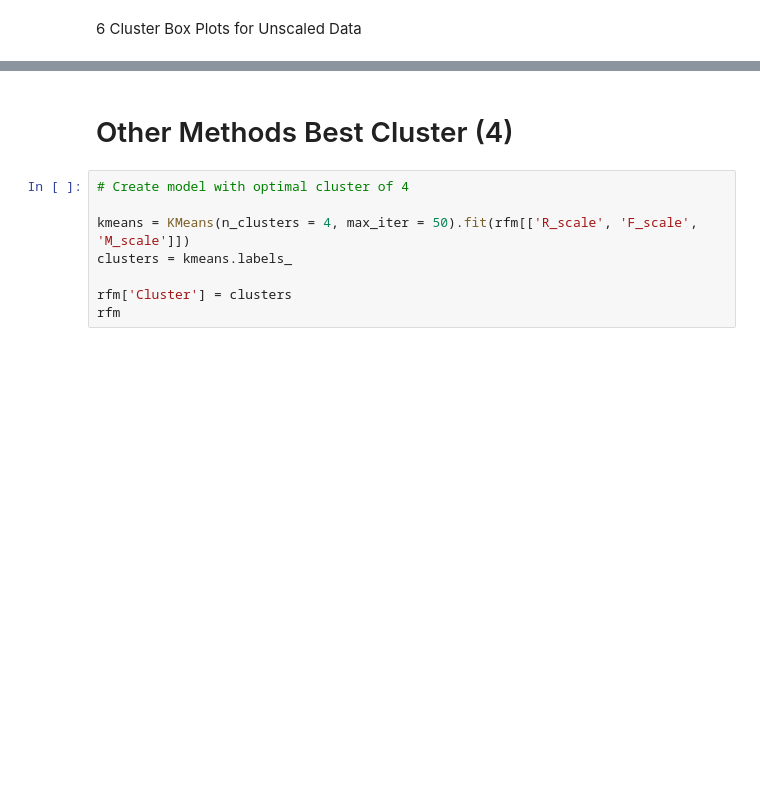
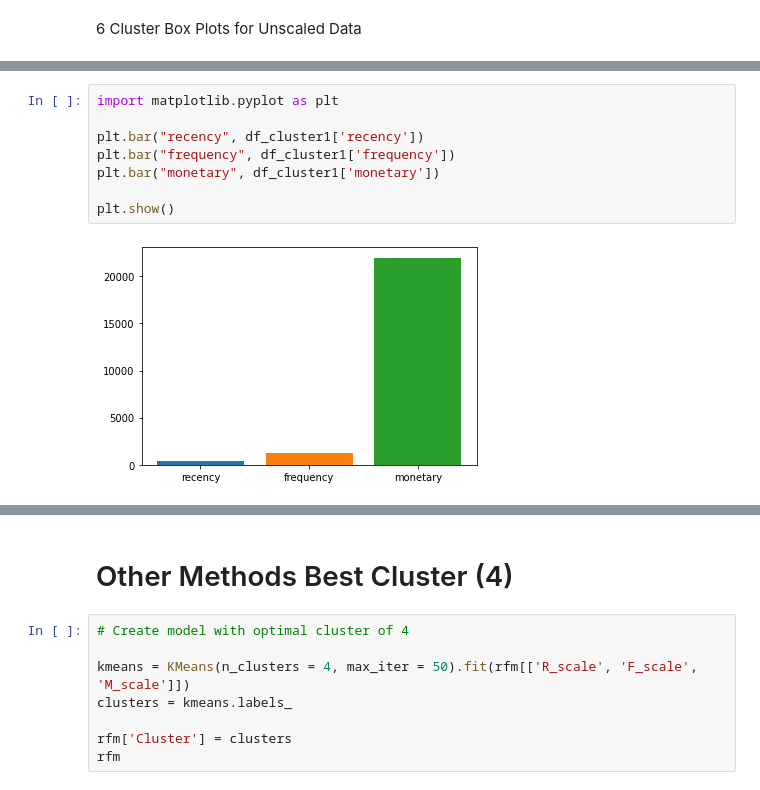
Before and after one commit to JJLZ21/ECS171-final-project, a Jupyter notebook: ml_file.ipynb, the cells around one changed output, grey strips where cells are left out. Cells and saved outputs as stored; diff of their text form; blank space fills up the shorter version.

```diff
--- a/ml_file.ipynb
+++ b/ml_file.ipynb
@@ -1203,0 +1221,10 @@ plt.show()
+# %%
+import matplotlib.pyplot as plt
+
+plt.bar("recency", df_cluster1['recency'])
+plt.bar("frequency", df_cluster1['frequency'])
+plt.bar("monetary", df_cluster1['monetary'])
+
+plt.show()
+# %% [output]
+[figure, added]
```
Also changed, not shown: parts of 39 cells of this notebook.
